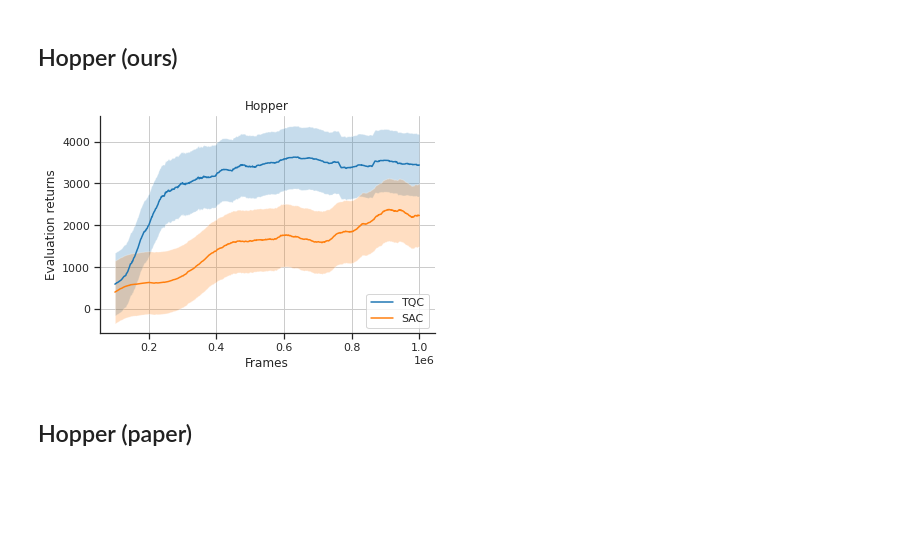
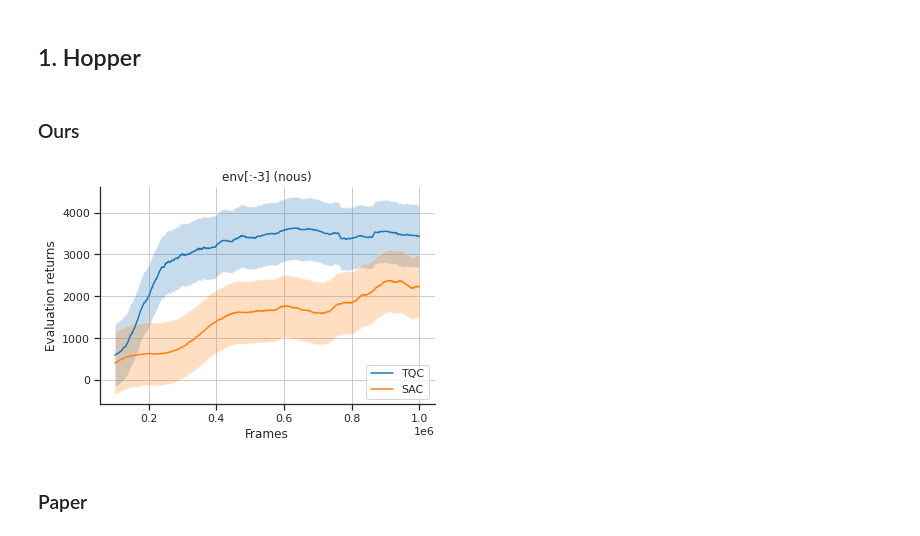
Before and after one commit to julesdubr/iar_tqc, a Jupyter notebook: plot.ipynb, the cells around one changed output. Cells and saved outputs as stored; diff of their text form; code cells hidden in the pictures; blank space fills up the shorter version.

```diff
--- a/plot.ipynb
+++ b/plot.ipynb
@@ -12,5 +18,7 @@ import glob
 # %% [markdown]
-## Hopper (ours)
+## 1. Hopper
+# %% [markdown]
+### Ours
 # %%
 env = "Hopper-v3"
 cdir = f"logs/{env}/"
@@ -44,36 +52,31 @@ tqc_std = tqc_mean.std()
 sac_mean = smooth(np.mean(sac_rewards, axis=(0,2)), mask_size=mask_size)
 sac_std = tqc_mean.std()
 # %%
-custom_params = {
-    "axes.grid": True,
-    "axes.spines.right": False,
-    "axes.spines.top": False,
-}
 sns.set_theme(style="ticks", palette="tab10", rc=custom_params)
 
 fig, ax = plt.subplots()
 
 ax.plot(timesteps, tqc_mean, label="TQC")
 ax.fill_between(timesteps, tqc_mean + tqc_std, tqc_mean - tqc_std, alpha=0.25)
 
 ax.plot(timesteps, sac_mean, label="SAC")
 ax.fill_between(timesteps, sac_mean + sac_std, sac_mean - sac_std, alpha=0.25)
 
-ax.set_title(env[:-3])
+ax.set_title(f"env[:-3] (nous)")
 ax.set_xlabel("Frames")
 ax.set_ylabel("Evaluation returns")
 ax.legend(loc='lower right')
 # ax.set_xlim(xmax=3e6)
 # ax.legend(loc='upper right')
 
 fig.show()
 fig.savefig(
     f"plots/{env[:-3].lower()}_tqc_sac_smoothed.png", facecolor="white", transparent=False
 )
 # %% [output]
-[figure, old version]
+[figure, new version]
-# %% [markdown]
-## Hopper (paper)
+# %% [markdown]
+### Paper
 # %%
 with open("data/tqc_curves.pkl", "rb") as f:
     tqc_curves = pk.load(f)
```
Also changed, not shown: parts of 8 cells of this notebook, 6 other files.
